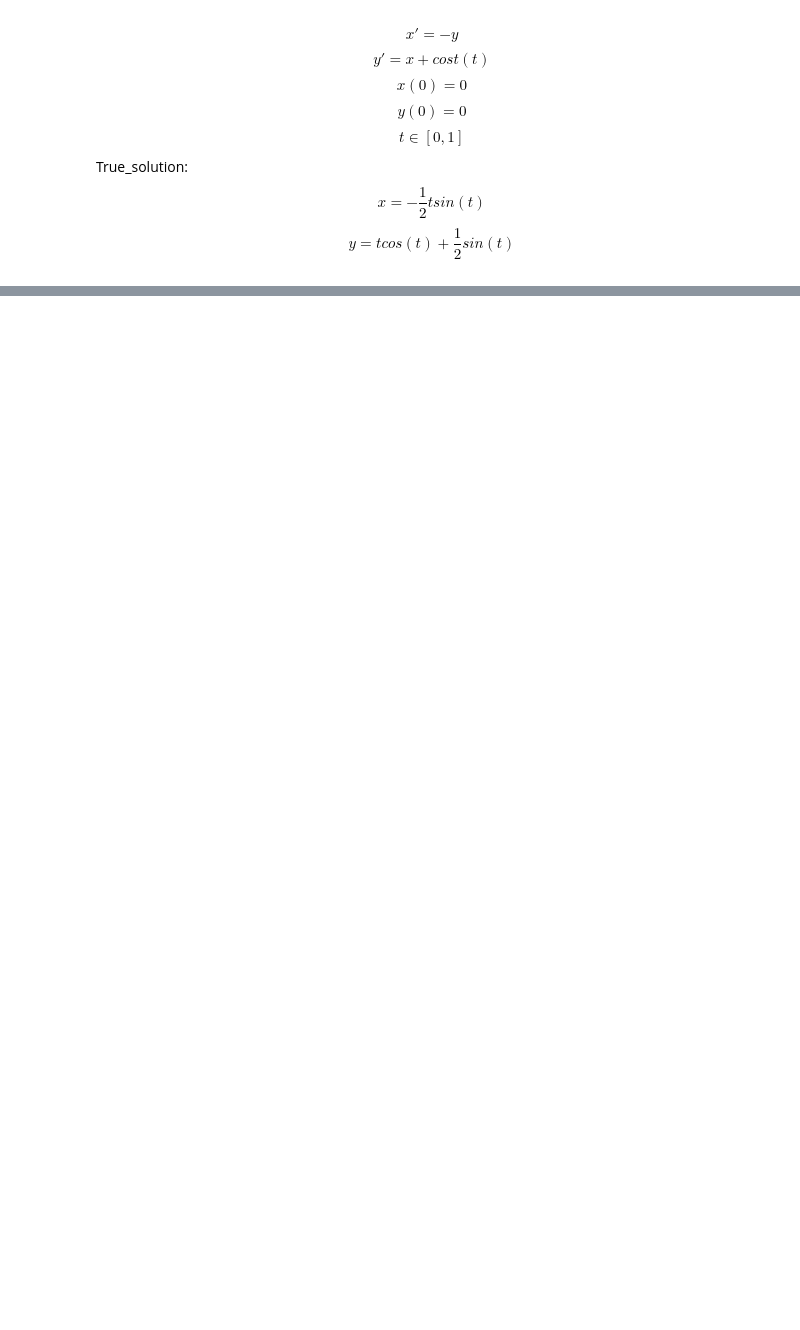
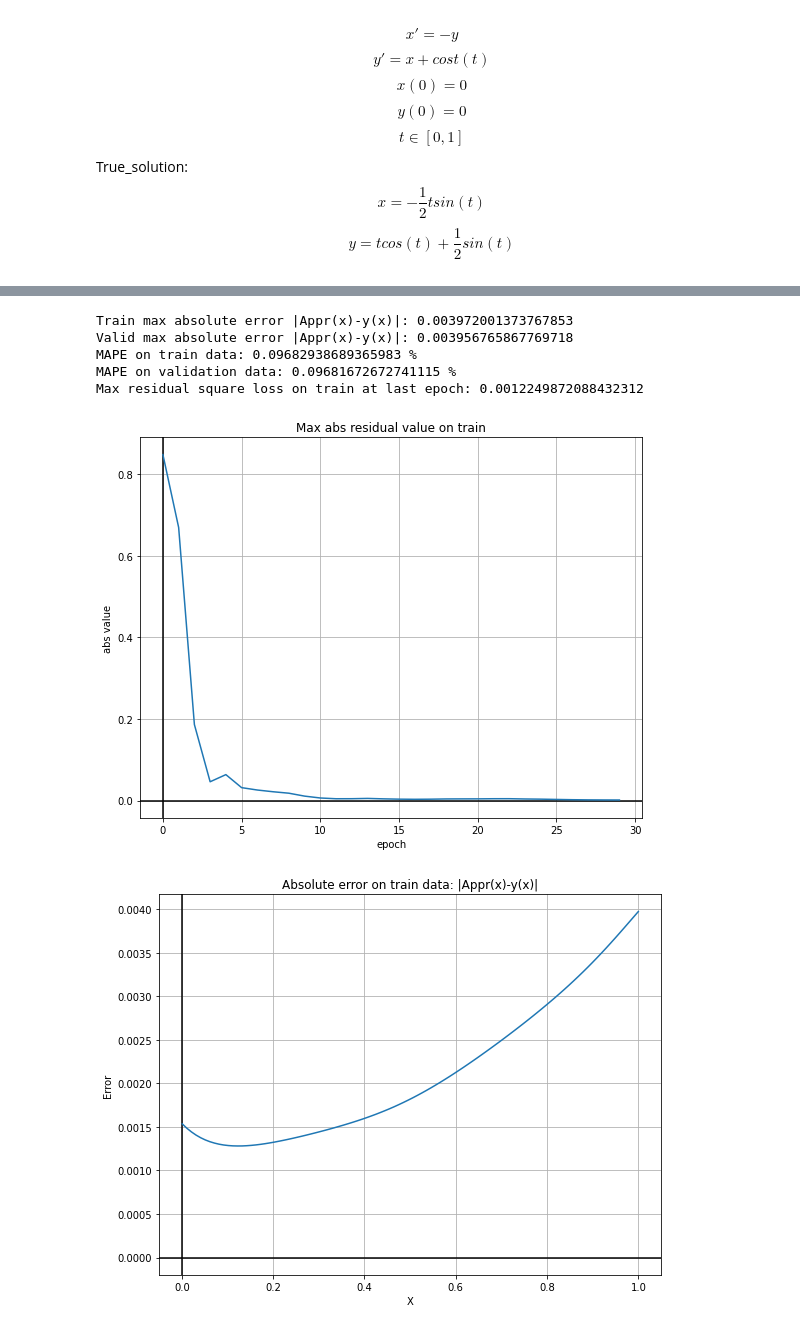
Before and after one commit to Ilshat-Akhmetov/NN_Solver_for_Diff_and_Inegral_Eqs, a Jupyter notebook: JupyterPresentations/Solving_System_of_ODE_with_NN.ipynb, the cells around one changed output, grey strips where cells are left out. Saved outputs shown, nothing was run; the diff lists cells and outputs as text; code cells hidden in the pictures; blank space fills up the shorter version.

```diff
--- a/JupyterPresentations/Solving_System_of_ODE_with_NN.ipynb
+++ b/JupyterPresentations/Solving_System_of_ODE_with_NN.ipynb
@@ -89,0 +110,51 @@ report.print_comparison_table()
+# %%
+left_bound = 0
+right_bound = 1
+main_eq_residual1 = lambda x, y1, y2: (torch.pow(x,0.5)*nth_derivative(y1, x, 1)
+                                       -x**(0.5)*torch.cos(x)
+                                       - y1(x)-y2(x) + torch.exp(x) + torch.sin(x))
+main_eq_residual2 = lambda x, y1, y2: (x**(0.25)*nth_derivative(y2, x, 1) -
+                                       pow(x,0.25)*torch.exp(x)
+                                      -y1(x) + torch.sin(x))
+main_eq_residuals = [main_eq_residual1, main_eq_residual2]
+n_points = 100
+true_sol1 = lambda x: torch.sin(x)
+true_sol2 = lambda x: torch.exp(x)
+true_solutions = [true_sol1, true_sol2]
+main_domain = OneDimensionalSimpleDomain(left_bound + dh,
+                                         right_bound,
+                                         n_points)
+
+
+first_init_cond_res = lambda x, nn_model1, nn_model2: nn_model1(x)
+first_init_cond = OnePointInitialCondition(left_bound, first_init_cond_res)
+
+second_init_cond_res = lambda x, nn_model1, nn_model2: (nn_model2(x)
+                                                        - torch.tensor([1.0], requires_grad=True))
+second_init_cond = OnePointInitialCondition(left_bound, second_init_cond_res)
+
+boundary_conditions = [first_init_cond, second_init_cond]
+
+main_eq = OneDimensionalMainEquation(main_domain, main_eq_residuals, boundary_conditions)
+
+n_epochs = 30
+nn_ode_solver = TrainerForNNEquationSolver(main_eq, n_epochs=n_epochs)
+loss_train, loss_valid, nn_models = nn_ode_solver.fit()
+# %%
+report = ReportMaker(true_solutions,
+                     nn_models, main_eq,
+                     loss_train,
+                     loss_valid,
+                     main_domain,
+                     num_epochs=n_epochs,
+                    plot2functions=plot_two_curves)
+report.make_report()
+report.print_comparison_table()
+# %% [output]
+Train max absolute error |Appr(x)-y(x)|: 0.003972001373767853
+Valid max absolute error |Appr(x)-y(x)|: 0.003956765867769718
+MAPE on train data: 0.09682938689365983 %
+MAPE on validation data: 0.09681672672741115 %
+Max residual square loss on train at last epoch: 0.0012249872088432312
+[figure, added]
+[figure, added]
```
Also changed, not shown: parts of 8 cells of this notebook, 16 other files.
